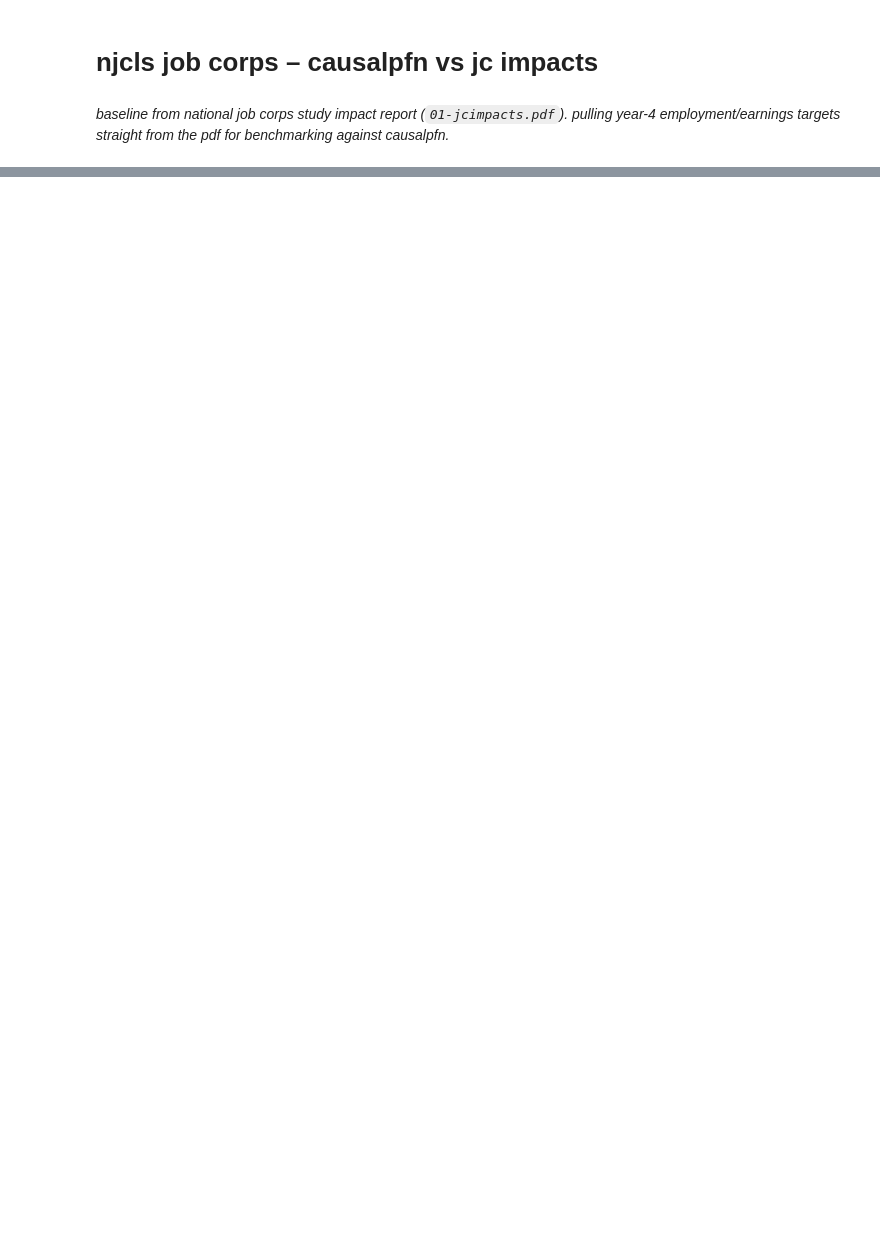
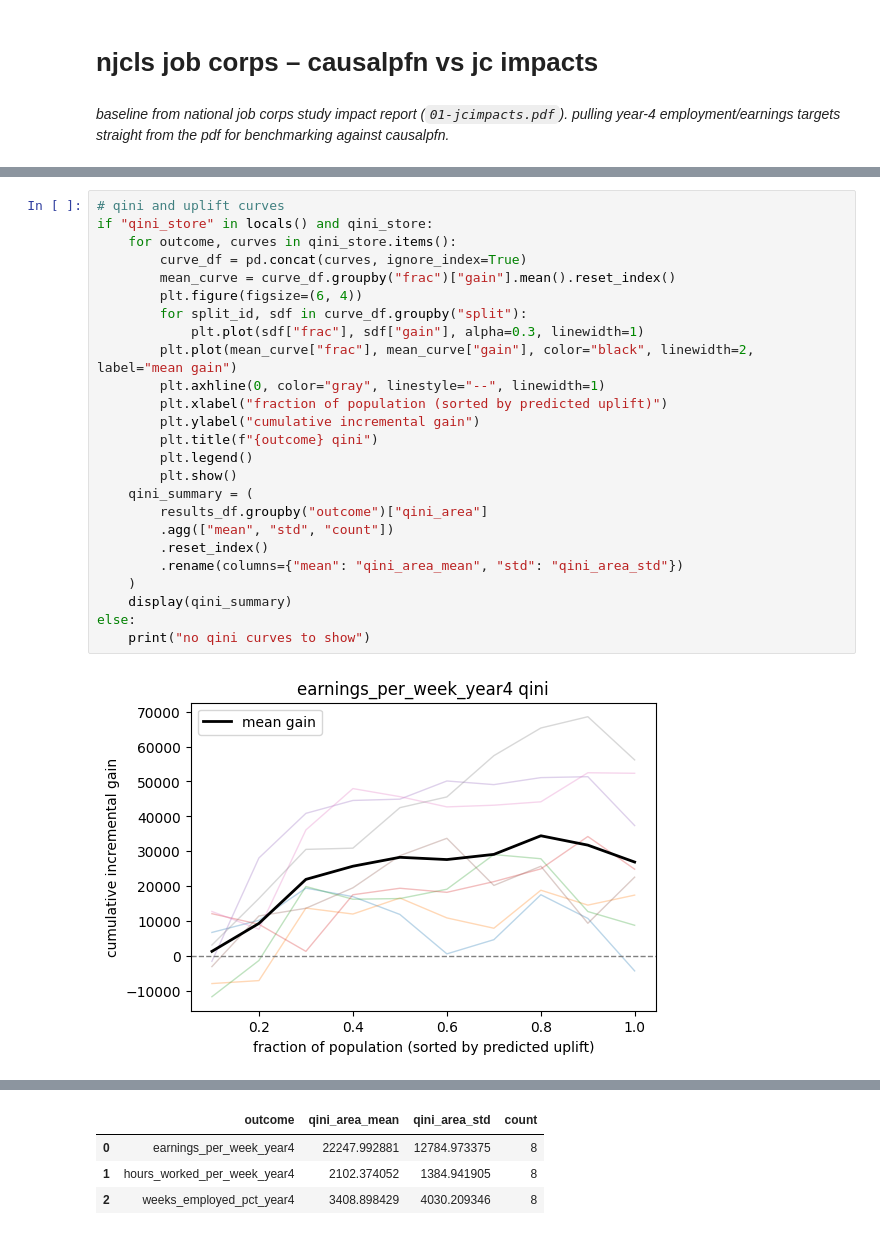
Before and after one commit to richrichierich/csc495-econpfn, a Jupyter notebook: njcls/njcls_causalpfn.ipynb, the cells around one changed output, grey strips where cells are left out. Drawn from its saved outputs; the diff is of its cells as text; blank space fills up the shorter version.

```diff
--- a/njcls/njcls_causalpfn.ipynb
+++ b/njcls/njcls_causalpfn.ipynb
@@ -296,0 +374,27 @@ else:
+# %%
+# qini and uplift curves
+if "qini_store" in locals() and qini_store:
+    for outcome, curves in qini_store.items():
+        curve_df = pd.concat(curves, ignore_index=True)
+        mean_curve = curve_df.groupby("frac")["gain"].mean().reset_index()
+        plt.figure(figsize=(6, 4))
+        for split_id, sdf in curve_df.groupby("split"):
+            plt.plot(sdf["frac"], sdf["gain"], alpha=0.3, linewidth=1)
+        plt.plot(mean_curve["frac"], mean_curve["gain"], color="black", linewidth=2, label="mean gain")
+        plt.axhline(0, color="gray", linestyle="--", linewidth=1)
+        plt.xlabel("fraction of population (sorted by predicted uplift)")
+        plt.ylabel("cumulative incremental gain")
+        plt.title(f"{outcome} qini")
+        plt.legend()
+        plt.show()
+    qini_summary = (
+        results_df.groupby("outcome")["qini_area"]
+        .agg(["mean", "std", "count"])
+        .reset_index()
+        .rename(columns={"mean": "qini_area_mean", "std": "qini_area_std"})
+    )
+    display(qini_summary)
+else:
+    print("no qini curves to show")
+# %% [output]
+[figure, added]
@@ -296,0 +403,4 @@ else:
+|  | outcome | qini_area_mean | qini_area_std | count |
+| 0 | earnings_per_week_year4 | 22247.992881 | 12784.973375 | 8 |
+| 1 | hours_worked_per_week_year4 | 2102.374052 | 1384.941905 | 8 |
+| 2 | weeks_employed_pct_year4 | 3408.898429 | 4030.209346 | 8 |
```
Also changed, not shown: parts of 8 cells of this notebook.
